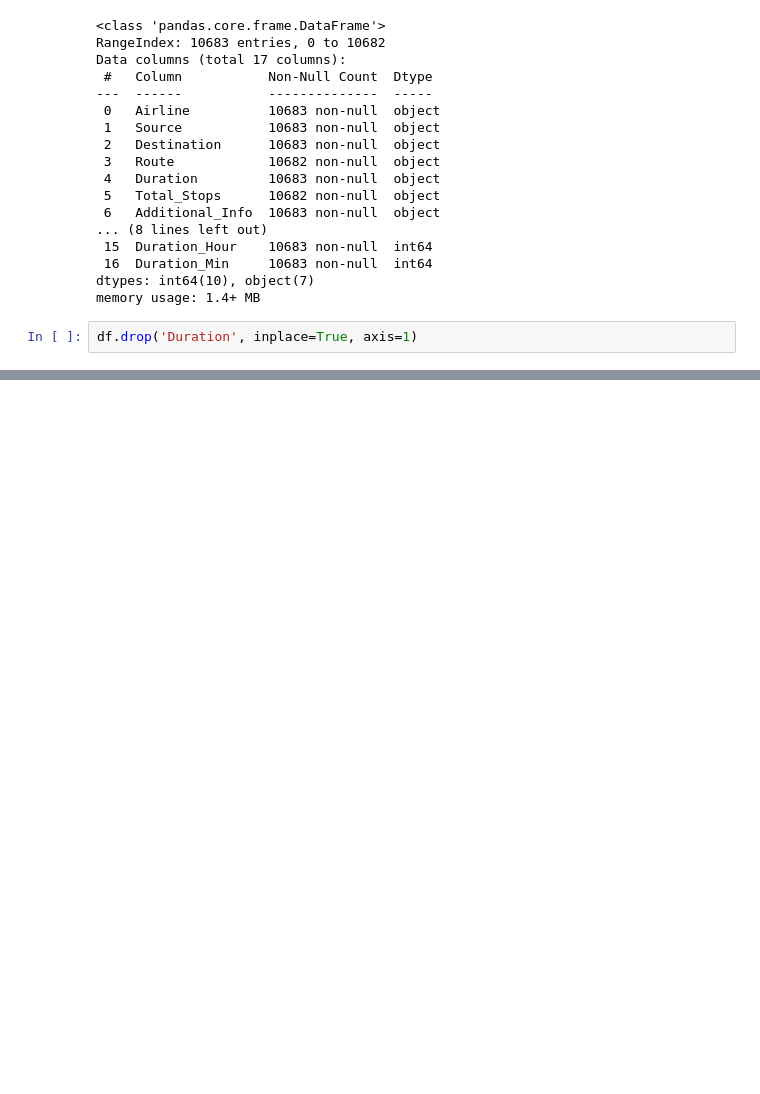
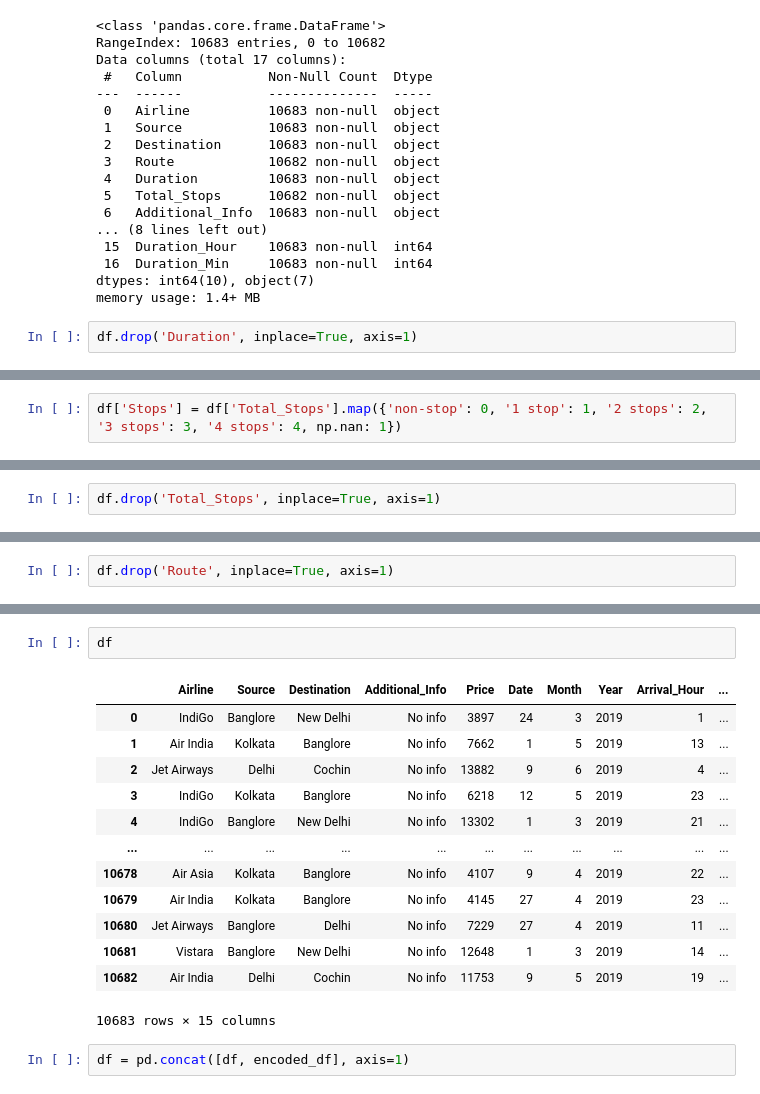
Before and after one commit to adityakashyap5047/ml_dl.py, a Jupyter notebook: ml-dl/2-EDA/2.2-Flight Price EDA.ipynb, the cells around one changed output, grey strips where cells are left out. Saved outputs shown, nothing was run; the diff lists cells and outputs as text; blank space fills up the shorter version.

Commit message:
EDA with Source, Destination, Airline

```diff
--- a/ml-dl/2-EDA/2.2-Flight Price EDA.ipynb
+++ b/ml-dl/2-EDA/2.2-Flight Price EDA.ipynb
@@ -482,0 +515,2 @@ df.head()
+# %%
+df['Stops'] = df['Total_Stops'].map({'non-stop': 0, '1 stop': 1, '2 stops': 2, '3 stops': 3, '4 stops': 4, np.nan: 1})
@@ -482,0 +526,2 @@ df.head()
+# %%
+df.drop('Total_Stops', inplace=True, axis=1)
@@ -482,0 +591,2 @@ df.head()
+# %%
+df.drop('Route', inplace=True, axis=1)
@@ -482,0 +651,18 @@ df.head()
+# %%
+df
+# %% [output]
+|  | Airline | Source | Destination | Additional_Info | Price | Date | Month | Year | Arrival_Hour | ... |
+| 0 | IndiGo | Banglore | New Delhi | No info | 3897 | 24 | 3 | 2019 | 1 | ... |
+| 1 | Air India | Kolkata | Banglore | No info | 7662 | 1 | 5 | 2019 | 13 | ... |
+| 2 | Jet Airways | Delhi | Cochin | No info | 13882 | 9 | 6 | 2019 | 4 | ... |
+| 3 | IndiGo | Kolkata | Banglore | No info | 6218 | 12 | 5 | 2019 | 23 | ... |
+| 4 | IndiGo | Banglore | New Delhi | No info | 13302 | 1 | 3 | 2019 | 21 | ... |
+| ... | ... | ... | ... | ... | ... | ... | ... | ... | ... | ... |
+| 10678 | Air Asia | Kolkata | Banglore | No info | 4107 | 9 | 4 | 2019 | 22 | ... |
+| 10679 | Air India | Kolkata | Banglore | No info | 4145 | 27 | 4 | 2019 | 23 | ... |
+| 10680 | Jet Airways | Banglore | Delhi | No info | 7229 | 27 | 4 | 2019 | 11 | ... |
+| 10681 | Vistara | Banglore | New Delhi | No info | 12648 | 1 | 3 | 2019 | 14 | ... |
+| 10682 | Air India | Delhi | Cochin | No info | 11753 | 9 | 5 | 2019 | 19 | ... |
+10683 rows × 15 columns
+# %%
+df = pd.concat([df, encoded_df], axis=1)
```
Also changed, not shown: parts of 29 cells of this notebook.
